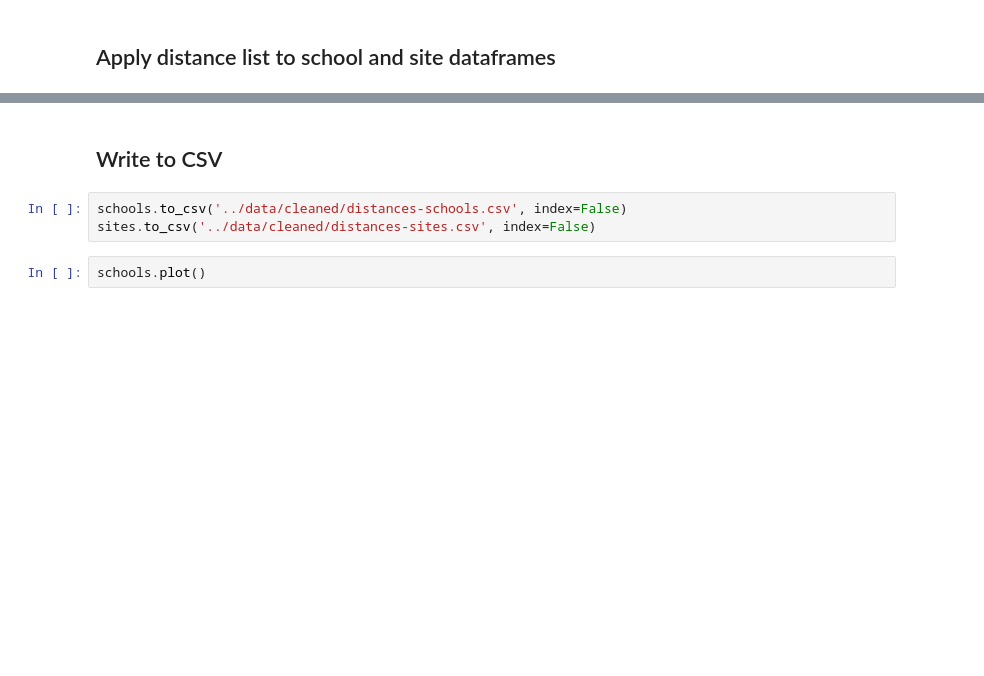
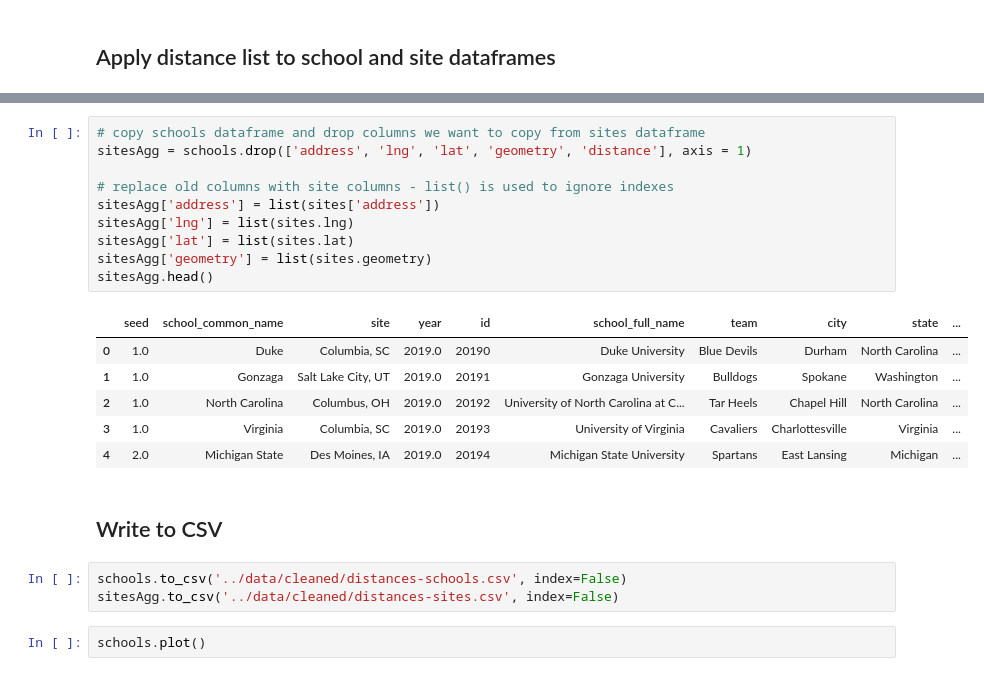
Before and after one commit to laurenoldham1202/final-project, a Jupyter notebook: notebooks/distance-calculation.ipynb, the cells around one changed output, grey strips where cells are left out. Cells and saved outputs as stored; diff of their text form; blank space fills up the shorter version.

```diff
--- a/notebooks/distance-calculation.ipynb
+++ b/notebooks/distance-calculation.ipynb
@@ -102,8 +99,25 @@ schools
+# %%
+# copy schools dataframe and drop columns we want to copy from sites dataframe
+sitesAgg = schools.drop(['address', 'lng', 'lat', 'geometry', 'distance'], axis = 1)
+
+# replace old columns with site columns - list() is used to ignore indexes
+sitesAgg['address'] = list(sites['address'])
+sitesAgg['lng'] = list(sites.lng)
+sitesAgg['lat'] = list(sites.lat)
+sitesAgg['geometry'] = list(sites.geometry)
+sitesAgg.head()
+# %% [output]
+|  | seed | school_common_name | site | year | id | school_full_name | team | city | state | ... |
+| 0 | 1.0 | Duke | Columbia, SC | 2019.0 | 20190 | Duke University | Blue Devils | Durham | North Carolina | ... |
+| 1 | 1.0 | Gonzaga | Salt Lake City, UT | 2019.0 | 20191 | Gonzaga University | Bulldogs | Spokane | Washington | ... |
+| 2 | 1.0 | North Carolina | Columbus, OH | 2019.0 | 20192 | University of North Carolina at C... | Tar Heels | Chapel Hill | North Carolina | ... |
+| 3 | 1.0 | Virginia | Columbia, SC | 2019.0 | 20193 | University of Virginia | Cavaliers | Charlottesville | Virginia | ... |
+| 4 | 2.0 | Michigan State | Des Moines, IA | 2019.0 | 20194 | Michigan State University | Spartans | East Lansing | Michigan | ... |
 # %% [markdown]
 ## Write to CSV
 # %%
 schools.to_csv('../data/cleaned/distances-schools.csv', index=False)
-sites.to_csv('../data/cleaned/distances-sites.csv', index=False)
+sitesAgg.to_csv('../data/cleaned/distances-sites.csv', index=False)
 # %%
 schools.plot()
 # %% [output]
```
Also changed, not shown: parts of 2 cells of this notebook, 3 other files.
